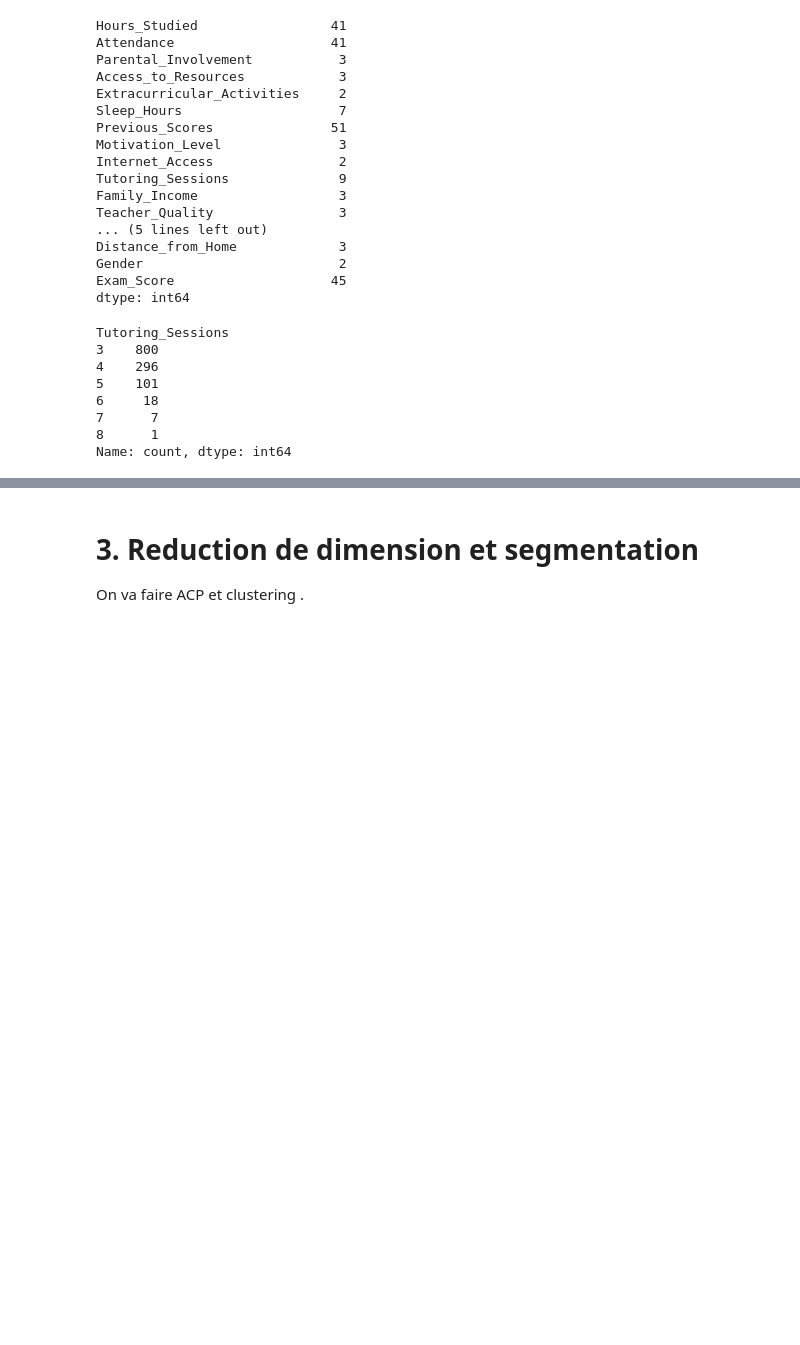
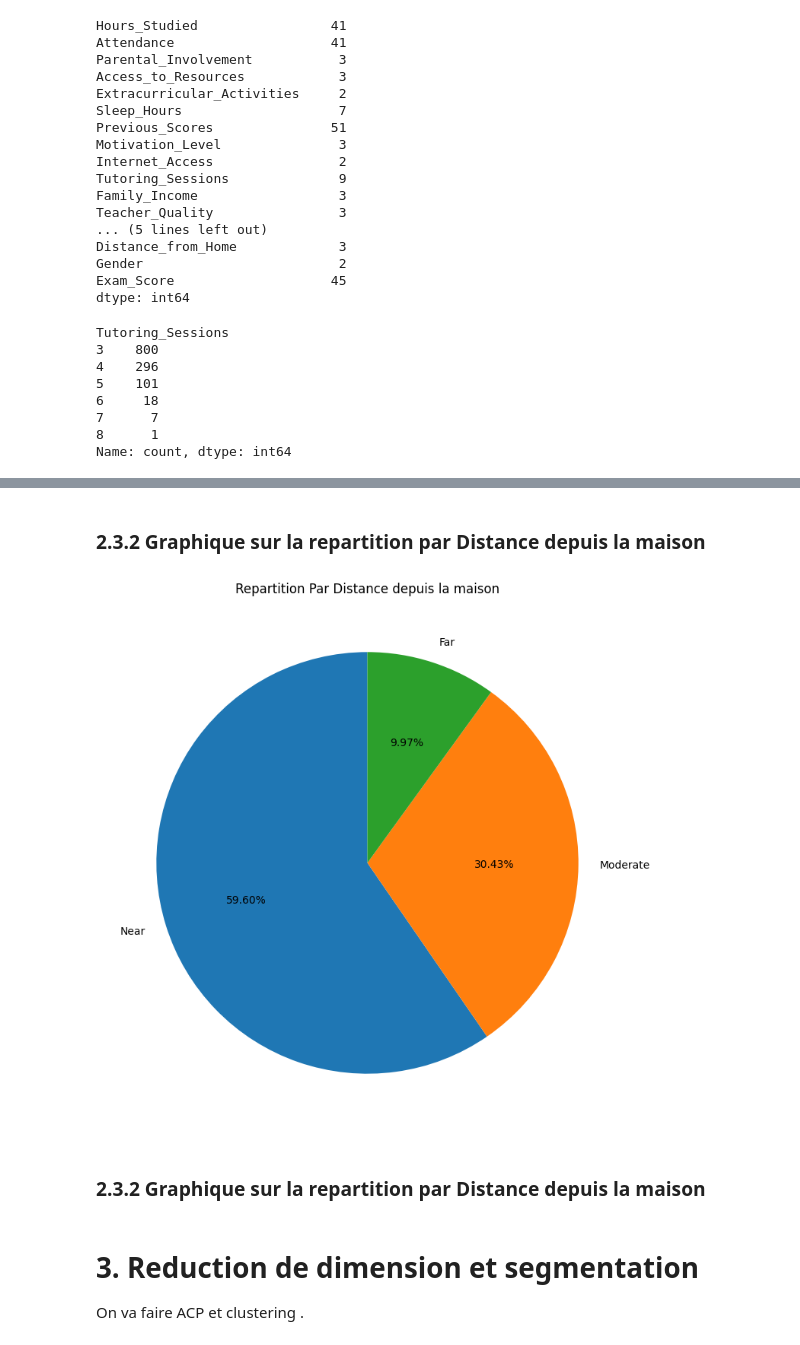
Before and after one commit to Harlequelrah/student_exam_performance_dataset_analysis, a Jupyter notebook: project/main.ipynb, the cells around one changed output, grey strips where cells are left out. Saved outputs shown, nothing was run; the diff lists cells and outputs as text; code cells hidden in the pictures; blank space fills up the shorter version.

```diff
--- a/project/main.ipynb
+++ b/project/main.ipynb
@@ -231,3 +263,13 @@ Name: count, dtype: int64
+# %% [markdown]
+### 2.3.2 Graphique sur la repartition par Distance depuis la maison
+# %%
+get_repartition_chart(
+    series=data["Distance_from_Home"], title="Repartition Par Distance depuis la maison", palette="pastel"
+)
+# %% [output]
+[figure, added]
+# %% [markdown]
+### 2.3.2 Graphique sur la repartition par Distance depuis la maison
 # %% [markdown]
 # 3. Reduction de dimension et segmentation
 On va faire ACP et clustering .
```
Also changed, not shown: parts of 7 cells of this notebook.
